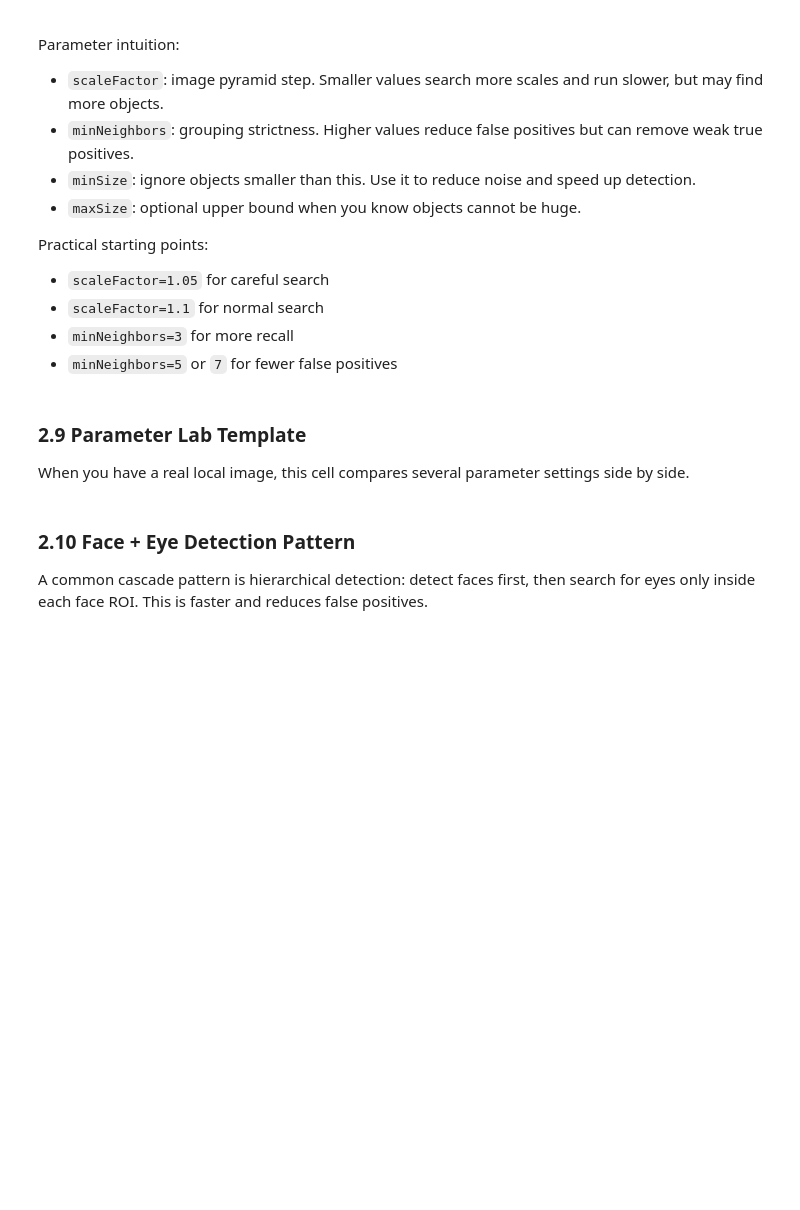
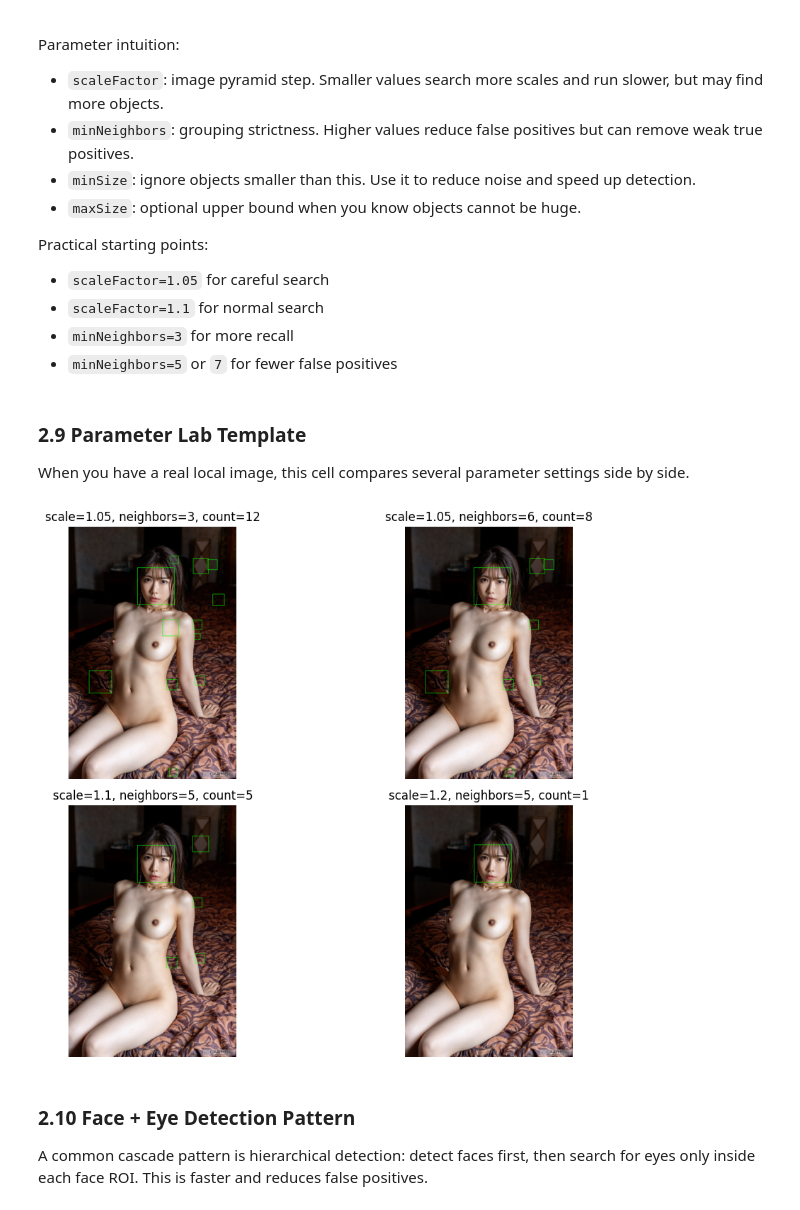
Before and after one commit to GKSKa/resource, a Jupyter notebook: OpenCV_Cascade_Classifier_From_Zero_to_Master_ATDL_Style.ipynb, the cells around one changed output. Saved outputs shown, nothing was run; the diff lists cells and outputs as text; code cells hidden in the pictures; blank space fills up the shorter version.

```diff
--- a/OpenCV_Cascade_Classifier_From_Zero_to_Master_ATDL_Style.ipynb
+++ b/OpenCV_Cascade_Classifier_From_Zero_to_Master_ATDL_Style.ipynb
@@ -404,26 +440,28 @@ When you have a real local image, this cell compares several parameter settings
 # %%
 if os.path.exists(image_path):
     image = cv2.imread(image_path)
     gray = cv2.equalizeHist(cv2.cvtColor(image, cv2.COLOR_BGR2GRAY))
     settings = [
         (1.05, 3, (30, 30)),
         (1.05, 6, (30, 30)),
         (1.10, 5, (40, 40)),
-        (1.20, 5, (40, 40)),
+        (1.20, 5, (80, 80)),
     ]
     visuals = []
     for scale_factor, min_neighbors, min_size in settings:
         boxes = face_cascade.detectMultiScale(
             gray,
             scaleFactor=scale_factor,
             minNeighbors=min_neighbors,
             minSize=min_size,
         )
         title = f"scale={scale_factor}, neighbors={min_neighbors}, count={len(boxes)}"
         visuals.append((title, draw_boxes(image, boxes, (0, 255, 0)), None))
     show_many(visuals, cols=2, figsize=(12, 8))
 else:
     print("Parameter lab skipped. Set image_path to a real local image first.")
+# %% [output]
+[figure, added]
 # %% [markdown]
 ### 2.10 Face + Eye Detection Pattern
 
```
Also changed, not shown: parts of 8 cells of this notebook, 8 other files.
